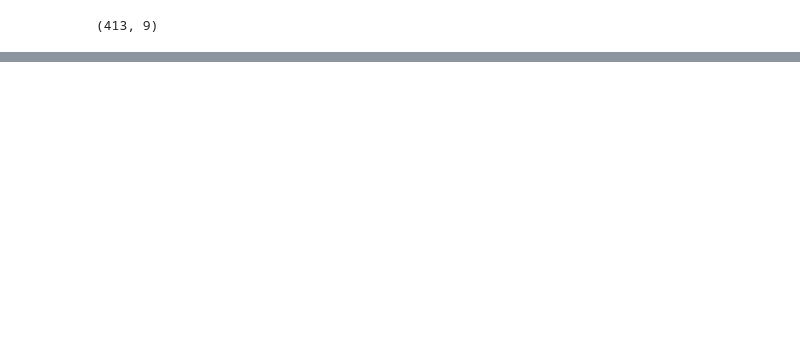
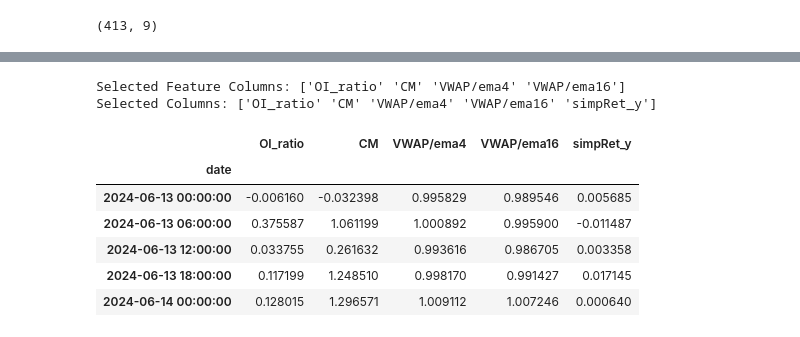
Before and after one commit to codyjcao/osrs-ge, a Jupyter notebook: osrs_ML_forecasting.ipynb, the cells around one changed output, grey strips where cells are left out. Drawn from its saved outputs; the diff is of its cells as text; code cells hidden in the pictures; blank space fills up the shorter version.

```diff
--- a/osrs_ML_forecasting.ipynb
+++ b/osrs_ML_forecasting.ipynb
@@ -110,0 +191,3 @@ df.shape
+# %%
+names=df_tr.drop("simpRet_y", axis=1).columns
+print("Column Names: {}".format(names.values))
@@ -110,0 +197,16 @@ df.shape
+# %%
+# calling the model with the best parameter
+lasso1 = Lasso(alpha=0.00001)
+lasso1.fit(X, y)
+
+# Using np.abs() to make coefficients positive.
+lasso1_coef = np.abs(lasso1.coef_)
+
+# plotting the Column Names and Importance of Columns.
+plt.bar(names, lasso1_coef)
+plt.xticks(rotation=90)
+plt.grid()
+plt.title("Feature Selection Based on Lasso")
+plt.xlabel("Features")
+plt.ylabel("Importance")
+plt.show()
@@ -110,0 +215,22 @@ df.shape
+# %%
+# Subsetting the features that are relevant.
+feature_subset=np.array(names)[lasso1_coef>0.001]
+print("Selected Feature Columns: {}".format(feature_subset))
+
+# Adding the target to the list of feaatures.
+feature_subset=np.append(feature_subset, 'simpRet_y')
+print("Selected Columns: {}".format(feature_subset))
+# %% [output]
+Selected Feature Columns: ['OI_ratio' 'CM' 'VWAP/ema4' 'VWAP/ema16']
+Selected Columns: ['OI_ratio' 'CM' 'VWAP/ema4' 'VWAP/ema16' 'simpRet_y']
+# %%
+df_tr_new = df_tr[feature_subset]
+df_tr_new.head()
+# %% [output]
+|  | OI_ratio | CM | VWAP/ema4 | VWAP/ema16 | simpRet_y |
+| date |  |  |  |  |  |
+| 2024-06-13 00:00:00 | -0.006160 | -0.032398 | 0.995829 | 0.989546 | 0.005685 |
+| 2024-06-13 06:00:00 | 0.375587 | 1.061199 | 1.000892 | 0.995900 | -0.011487 |
+| 2024-06-13 12:00:00 | 0.033755 | 0.261632 | 0.993616 | 0.986705 | 0.003358 |
+| 2024-06-13 18:00:00 | 0.117199 | 1.248510 | 0.998170 | 0.991427 | 0.017145 |
+| 2024-06-14 00:00:00 | 0.128015 | 1.296571 | 1.009112 | 1.007246 | 0.000640 |
```
Also changed, not shown: parts of 17 cells of this notebook, 2 other files.
